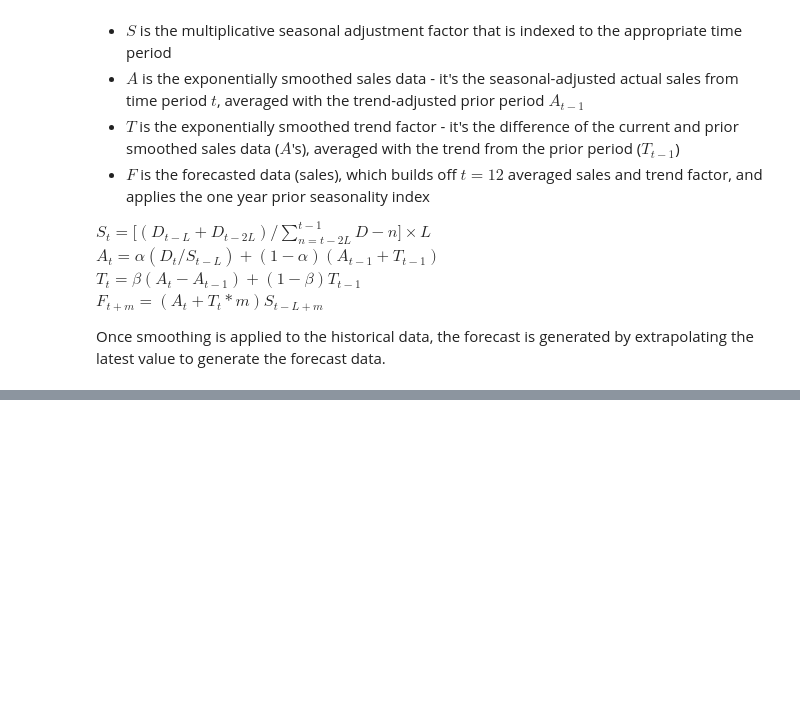
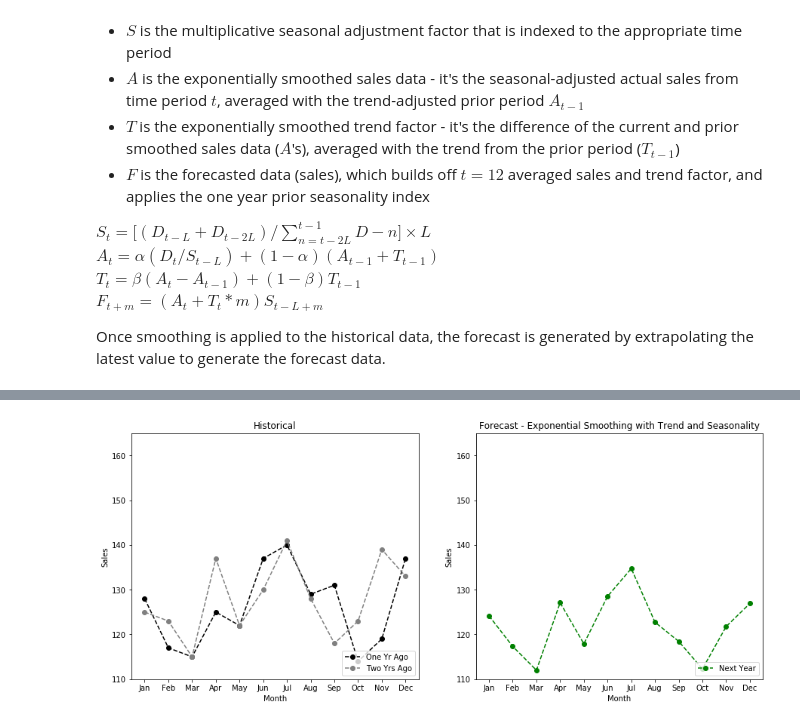
Before and after one commit to agritheory/forecast, a Jupyter notebook: temp_example_calcs.ipynb, the cells around one changed output, grey strips where cells are left out. Saved outputs shown, nothing was run; the diff lists cells and outputs as text; code cells hidden in the pictures; blank space fills up the shorter version.

Commit message:
feat: add method 12 plots

```diff
--- a/temp_example_calcs.ipynb
+++ b/temp_example_calcs.ipynb
@@ -607,0 +610,4 @@ T_12: -0.48
+# %%
+make_plots(exponential_smoothing_trend_seasonality, 'Exponential Smoothing with Trend and Seasonality')
+# %% [output]
+[figure, added]
```
Also changed, not shown: parts of 3 cells of this notebook.
